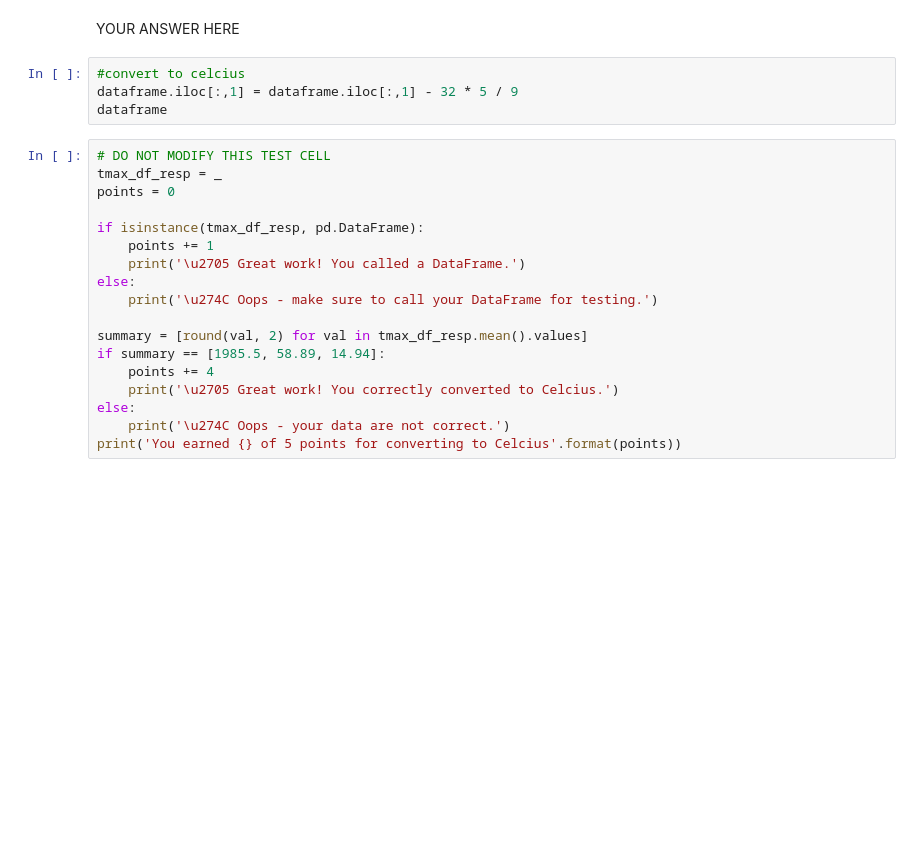
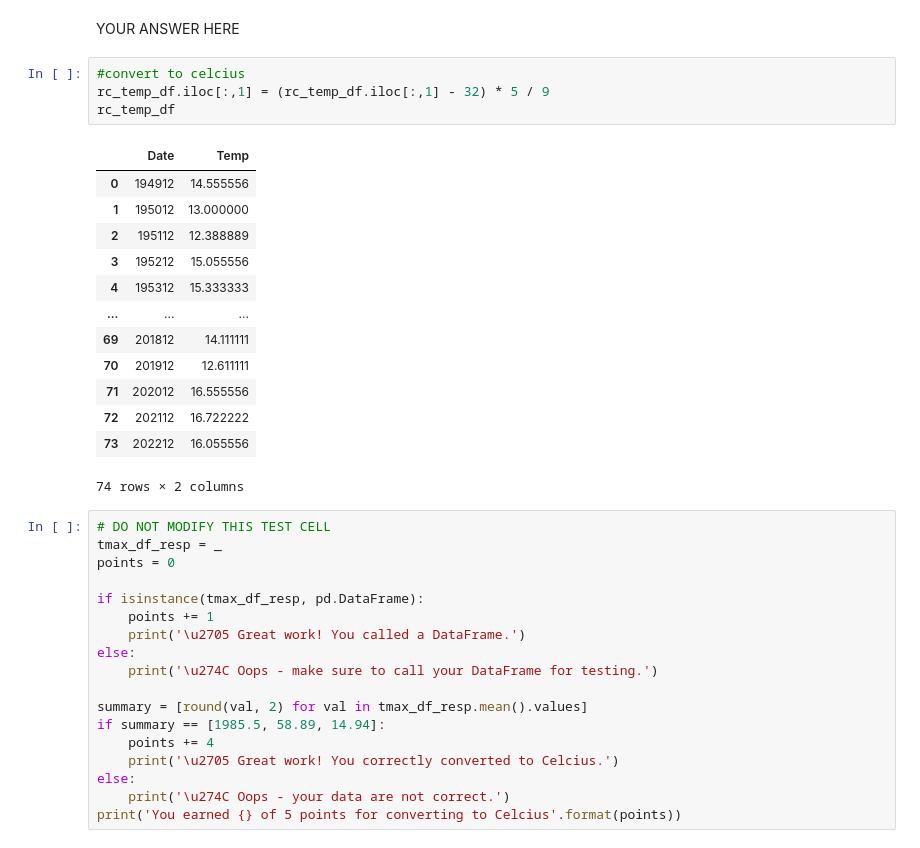
Before and after one commit to sdupree27886/get-started-with-reproducible-science-sdupree27886, a Jupyter notebook: Get Started with Open Reproducible Science!.ipynb, the cells around one changed output. Cells and saved outputs as stored; diff of their text form; blank space fills up the shorter version.

```diff
--- a/Get Started with Open Reproducible Science!.ipynb
+++ b/Get Started with Open Reproducible Science!.ipynb
@@ -291,8 +330,22 @@ YOUR ANSWER HERE
 YOUR ANSWER HERE
 # %%
 #convert to celcius
-dataframe.iloc[:,1] = dataframe.iloc[:,1] - 32 * 5 / 9
-dataframe
+rc_temp_df.iloc[:,1] = (rc_temp_df.iloc[:,1] - 32) * 5 / 9
+rc_temp_df
+# %% [output]
+|  | Date | Temp |
+| 0 | 194912 | 14.555556 |
+| 1 | 195012 | 13.000000 |
+| 2 | 195112 | 12.388889 |
+| 3 | 195212 | 15.055556 |
+| 4 | 195312 | 15.333333 |
+| ... | ... | ... |
+| 69 | 201812 | 14.111111 |
+| 70 | 201912 | 12.611111 |
+| 71 | 202012 | 16.555556 |
+| 72 | 202112 | 16.722222 |
+| 73 | 202212 | 16.055556 |
+74 rows × 2 columns
 # %%
 # DO NOT MODIFY THIS TEST CELL
 tmax_df_resp = _
```
Also changed, not shown: parts of 8 cells of this notebook.
